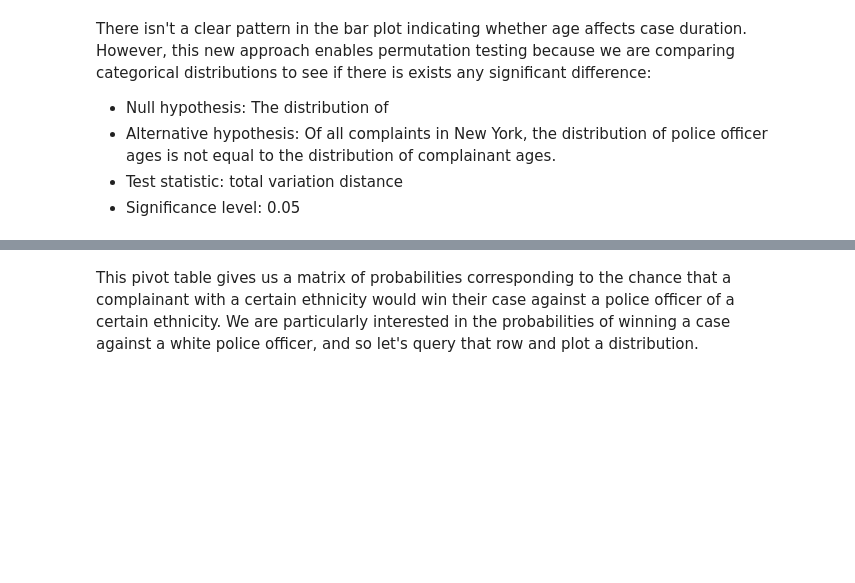
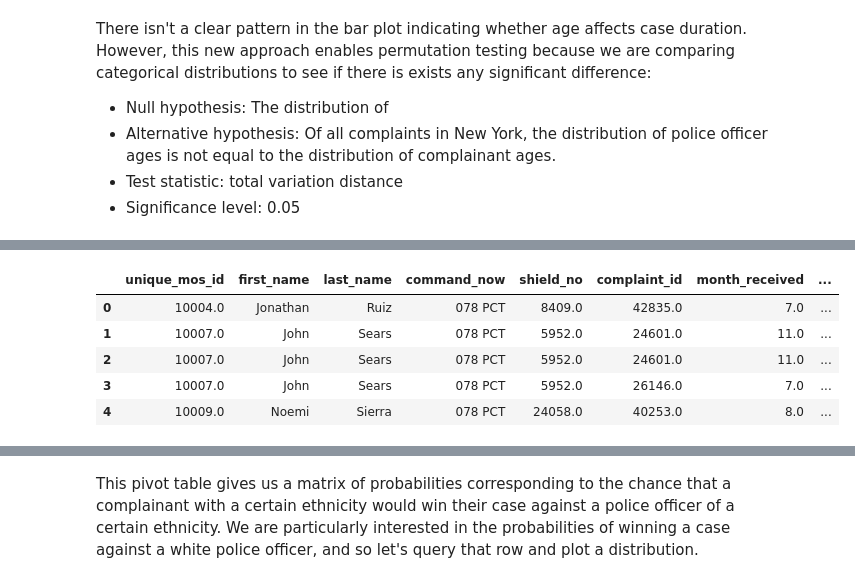
Before and after one commit to RyanHUNGry/nypd-civilian-complaints-EDA, a Jupyter notebook: notebook.ipynb, the cells around one changed output, grey strips where cells are left out. Saved outputs shown, nothing was run; the diff lists cells and outputs as text; code cells hidden in the pictures; blank space fills up the shorter version.

```diff
--- a/notebook.ipynb
+++ b/notebook.ipynb
@@ -457,3 +449,12 @@ cleaned[['did_win_case', 'board_disposition']].head(15)
+# %%
+complaints.head()
+# %% [output]
+|  | unique_mos_id | first_name | last_name | command_now | shield_no | complaint_id | month_received | ... |
+| 0 | 10004.0 | Jonathan | Ruiz | 078 PCT | 8409.0 | 42835.0 | 7.0 | ... |
+| 1 | 10007.0 | John | Sears | 078 PCT | 5952.0 | 24601.0 | 11.0 | ... |
+| 2 | 10007.0 | John | Sears | 078 PCT | 5952.0 | 24601.0 | 11.0 | ... |
+| 3 | 10007.0 | John | Sears | 078 PCT | 5952.0 | 26146.0 | 7.0 | ... |
+| 4 | 10009.0 | Noemi | Sierra | 078 PCT | 24058.0 | 40253.0 | 8.0 | ... |
 # %%
 ethnicity_pivot_table = cleaned.pivot_table(index = 'mos_ethnicity', columns='complainant_ethnicity', values='did_win_case', aggfunc='mean')
 ethnicity_pivot_table
```
Also changed, not shown: parts of 27 cells of this notebook.
